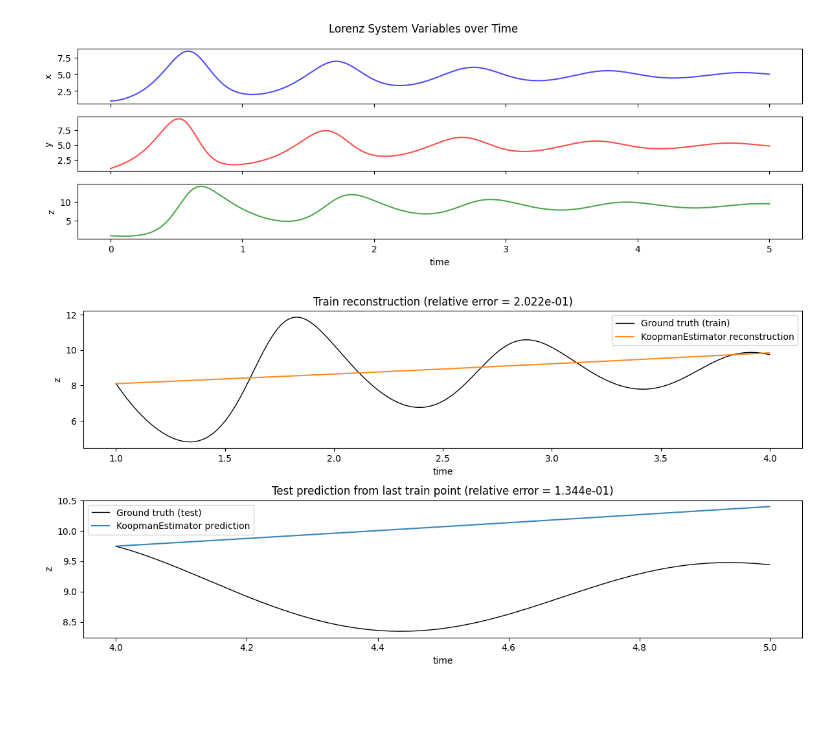
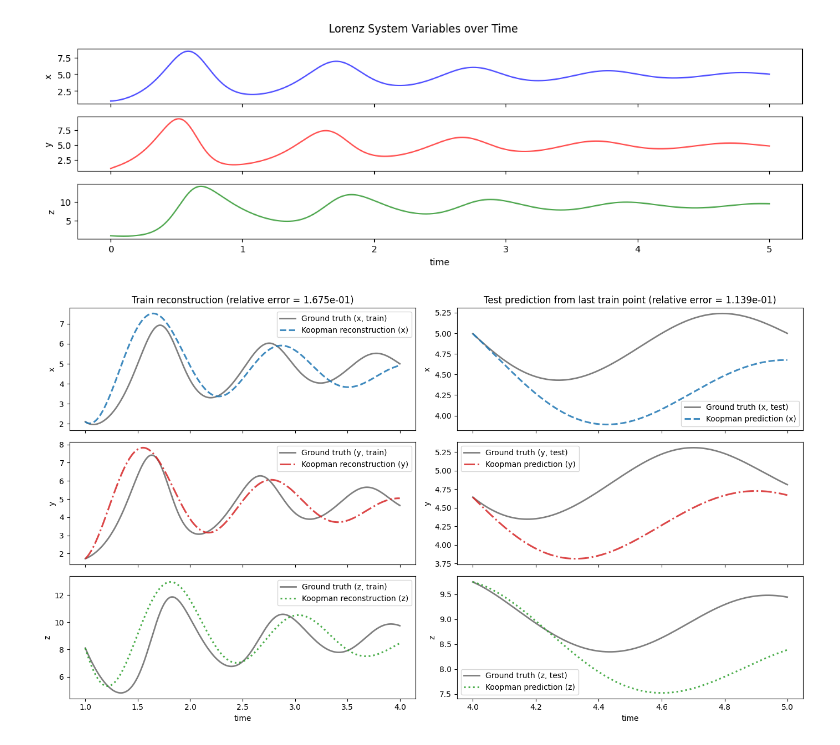
Before and after one commit to IPL-UV/dynamical_systems_course, a Jupyter notebook: koopman.ipynb, the cells around one changed output. Cells and saved outputs as stored; diff of their text form; code cells hidden in the pictures; blank space fills up the shorter version.

Commit message:
lorenz gui and koopman modes

```diff
--- a/koopman.ipynb
+++ b/koopman.ipynb
@@ -158,62 +140,105 @@ plt.show()
 # %% [output]
 [figure]
 # %%
-# Split the z coordinate into train and test sets
+# Split the full state into train and test sets
 train_size = int(0.8 * len(out))
-z_train = out[1000:train_size, 2]
-z_test = out[train_size:, 2]
+state_train = out[1000:train_size]
+state_test = out[train_size:]
 
 t_train = times[1000:train_size]
 t_test = times[train_size:]
 # %%
-# Linear Koopman model on z(t) using KoopmanEstimator
+# Linear Koopman model on the full Lorenz state using KoopmanEstimator
 from koopman import KoopmanEstimator
 
 
-lin_model = KoopmanEstimator(
+state_labels = ["x", "y", "z"]
+state_colors = ["tab:blue", "tab:red", "tab:green"]
+model_linestyles = ["--", "-.", ":"]
+
+koop_model = KoopmanEstimator(
     observable_type="polynomial",
-    degree=1,
+    degree=1, # change this from 1, 2, to 3 to include higher-order monomials as observables
     include_bias=False,
     include_state=True,
-    dt=times[1] - times[0],
     reg=1e-8,
     random_state=0,
 )
 
 # Fit on training trajectory (n_samples x n_states)
-lin_model.fit(z_train.reshape(-1, 1))
+koop_model.fit(state_train)
 
 # Training reconstruction (rollout from first training point)
-z_train_rec = lin_model.reconstruct(np.array([z_train[0]]), n_steps=len(z_train) - 1)[:, 0]
+state_train_rec = koop_model.reconstruct(state_train[0], n_steps=len(state_train) - 1)
 
 # Test prediction (rollout from last training point)
-z_test_pred = lin_model.predict(np.array([z_train[-1]]), steps=len(z_test))[0, :, 0]
+state_test_pred = koop_model.predict(state_train[-1], steps=len(state_test))[0]
 
 # Relative errors vs ground truth
-train_rel_err = np.linalg.norm(z_train_rec - z_train) / np.linalg.norm(z_train)
-test_rel_err = np.linalg.norm(z_test_pred - z_test) / np.linalg.norm(z_test)
+train_rel_err = np.linalg.norm(state_train_rec - state_train) / np.linalg.norm(state_train)
+test_rel_err = np.linalg.norm(state_test_pred - state_test) / np.linalg.norm(state_test)
+train_state_rel_err = np.linalg.norm(state_train_rec - state_train, axis=0) / np.linalg.norm(state_train, axis=0)
+test_state_rel_err = np.linalg.norm(state_test_pred - state_test, axis=0) / np.linalg.norm(state_test, axis=0)
 
 # Plots against ground truth
-fig, axes = plt.subplots(2, 1, figsize=(12, 6), sharex=False)
+fig, axes = plt.subplots(3, 2, figsize=(14, 8), sharex="col")
 
-axes[0].plot(t_train, z_train, label="Ground truth (train)", color="black", linewidth=1)
-axes[0].plot(t_train, z_train_rec, label="KoopmanEstimator reconstruction", color="tab:orange", alpha=0.9)
-axes[0].set_title(f"Train reconstruction (relative error = {train_rel_err:.3e})")
-axes[0].set_xlabel("time")
-axes[0].set_ylabel("z")
-axes[0].legend()
+for idx, (label, color, linestyle) in enumerate(zip(state_labels, state_colors, model_linestyles)):
+    axes[idx, 0].plot(
+        t_train,
+        state_train[:, idx],
+        label=f"Ground truth ({label}, train)",
+        color="black",
+        linewidth=2.0,
+        alpha=0.5,
+        zorder=1,
+    )
+    axes[idx, 0].plot(
+        t_train,
+        state_train_rec[:, idx],
+        label=f"Koopman reconstruction ({label})",
+        color=color,
+        linestyle=linestyle,
+        linewidth=2.2,
+        alpha=0.85,
+        zorder=2,
+    )
+    axes[idx, 0].set_ylabel(label)
+    axes[idx, 0].legend()
 
-axes[1].plot(t_test, z_test, label="Ground truth (test)", color="black", linewidth=1)
-axes[1].plot(t_test, z_test_pred, label="KoopmanEstimator prediction", color="tab:blue", alpha=0.9)
-axes[1].set_title(f"Test prediction from last train point (relative error = {test_rel_err:.3e})")
-axes[1].set_xlabel("time")
-axes[1].set_ylabel("z")
-axes[1].legend()
+    axes[idx, 1].plot(
+        t_test,
+        state_test[:, idx],
+        label=f"Ground truth ({label}, test)",
+        color="black",
+        linewidth=2.0,
+        alpha=0.5,
+        zorder=1,
+    )
+    axes[idx, 1].plot(
+        t_test,
+        state_test_pred[:, idx],
+        label=f"Koopman prediction ({label})",
+        color=color,
+        linestyle=linestyle,
+        linewidth=2.2,
+        alpha=0.85,
+        zorder=2,
+    )
+    axes[idx, 1].set_ylabel(label)
+    axes[idx, 1].legend()
+
+axes[0, 0].set_title(f"Train reconstruction (relative error = {train_rel_err:.3e})")
+axes[0, 1].set_title(f"Test prediction from last train point (relative error = {test_rel_err:.3e})")
+axes[-1, 0].set_xlabel("time")
+axes[-1, 1].set_xlabel("time")
 
 plt.tight_layout()
 plt.show()
 
-K = np.real_if_close(lin_model.eigenvalues_discrete_[0]).item()
-print(f"Estimated Koopman scalar K = {K:.6f}")
+K = np.real_if_close(np.linalg.eigvals(koop_model.K_))
+print("Estimated Koopman eigenvalues:", K[: min(5, len(K))])
+print("Per-state train relative errors:", dict(zip(state_labels, train_state_rel_err)))
+print("Per-state test relative errors:", dict(zip(state_labels, test_state_rel_err)))
 # %% [output]
-[figure, old version]
+[figure, new version]
```
Also changed, not shown: parts of 8 cells of this notebook, 2 other files.
